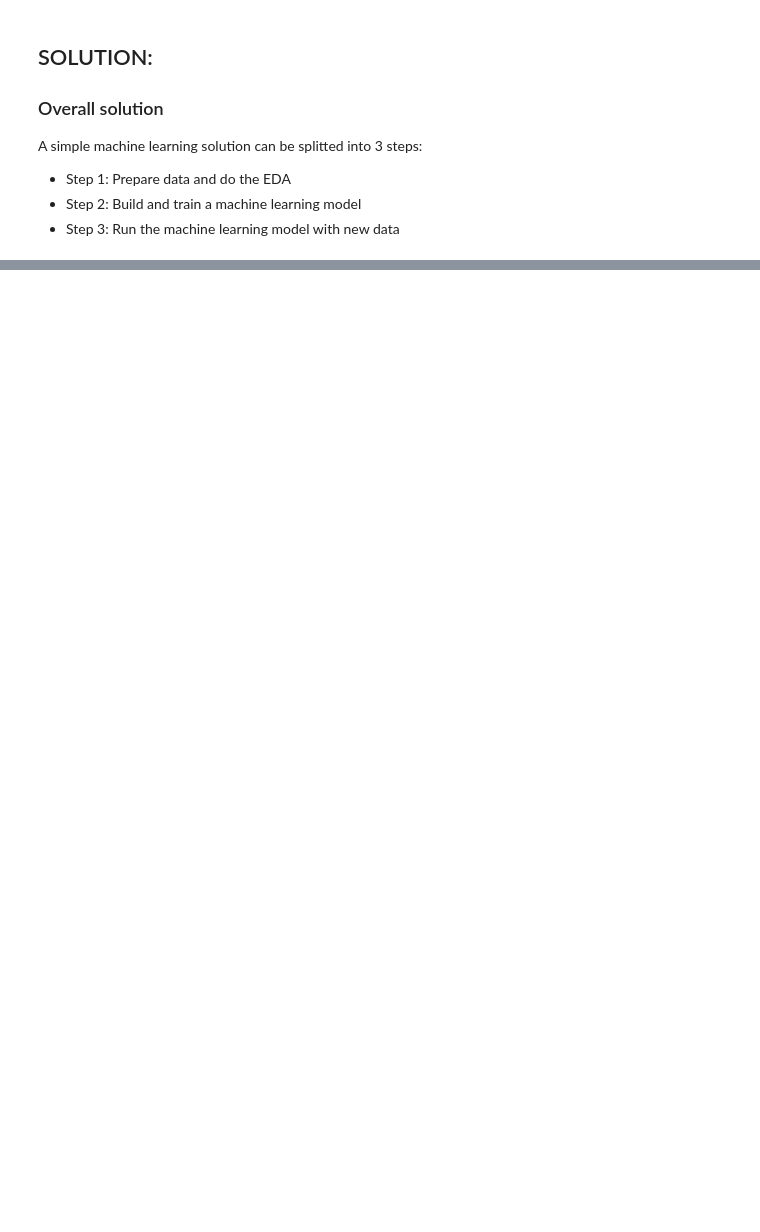
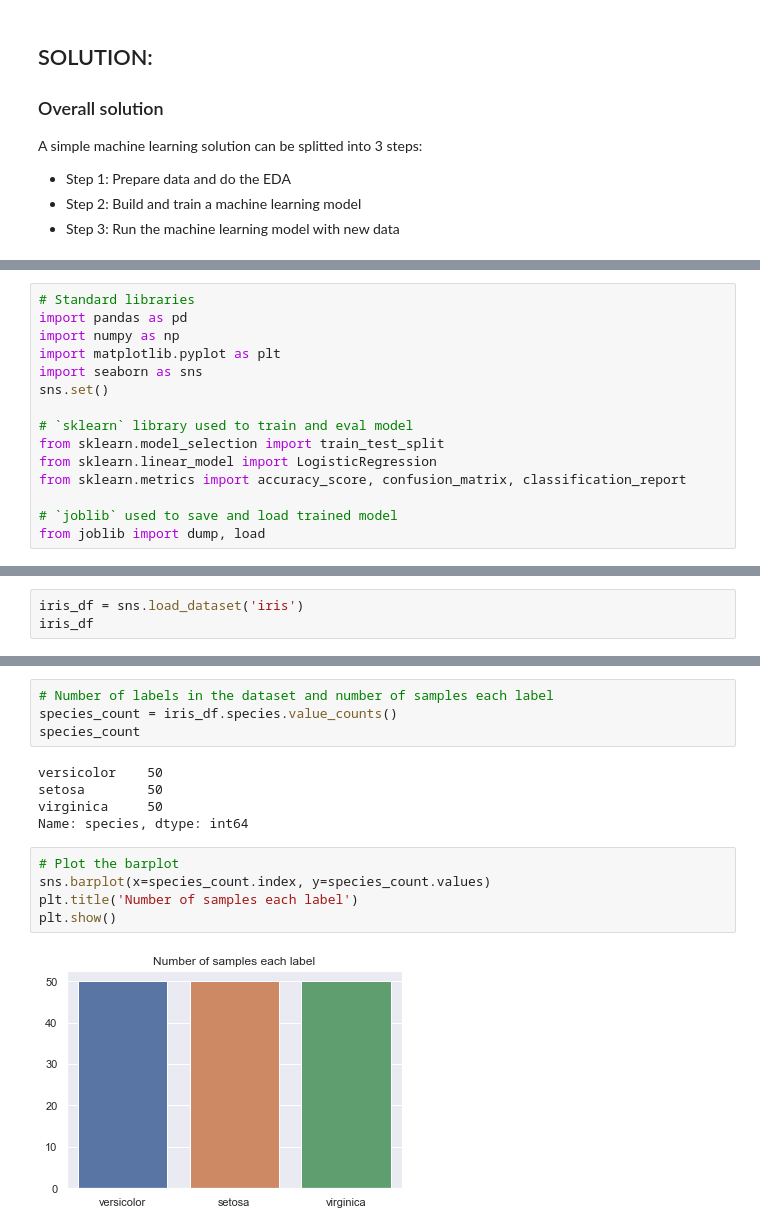
Before and after one commit to MinhHuuNguyen/mci-python, a Jupyter notebook: python/solution_iris_dataset.ipynb, the cells around one changed output, grey strips where cells are left out. Cells and saved outputs as stored; diff of their text form; blank space fills up the shorter version.

```diff
--- a/python/solution_iris_dataset.ipynb
+++ b/python/solution_iris_dataset.ipynb
@@ -29,0 +33,15 @@ A simple machine learning solution can be splitted into 3 steps:
+# %%
+# Standard libraries
+import pandas as pd
+import numpy as np
+import matplotlib.pyplot as plt
+import seaborn as sns
+sns.set()
+
+# `sklearn` library used to train and eval model
+from sklearn.model_selection import train_test_split
+from sklearn.linear_model import LogisticRegression
+from sklearn.metrics import accuracy_score, confusion_matrix, classification_report
+
+# `joblib` used to save and load trained model
+from joblib import dump, load
@@ -29,0 +52,3 @@ A simple machine learning solution can be splitted into 3 steps:
+# %%
+iris_df = sns.load_dataset('iris')
+iris_df
@@ -29,0 +97,16 @@ A simple machine learning solution can be splitted into 3 steps:
+# %%
+# Number of labels in the dataset and number of samples each label
+species_count = iris_df.species.value_counts()
+species_count
+# %% [output]
+versicolor    50
+setosa        50
+virginica     50
+Name: species, dtype: int64
+# %%
+# Plot the barplot
+sns.barplot(x=species_count.index, y=species_count.values)
+plt.title('Number of samples each label')
+plt.show()
+# %% [output]
+[figure, added]
```
Also changed, not shown: parts of 36 cells of this notebook, 1 other file.
